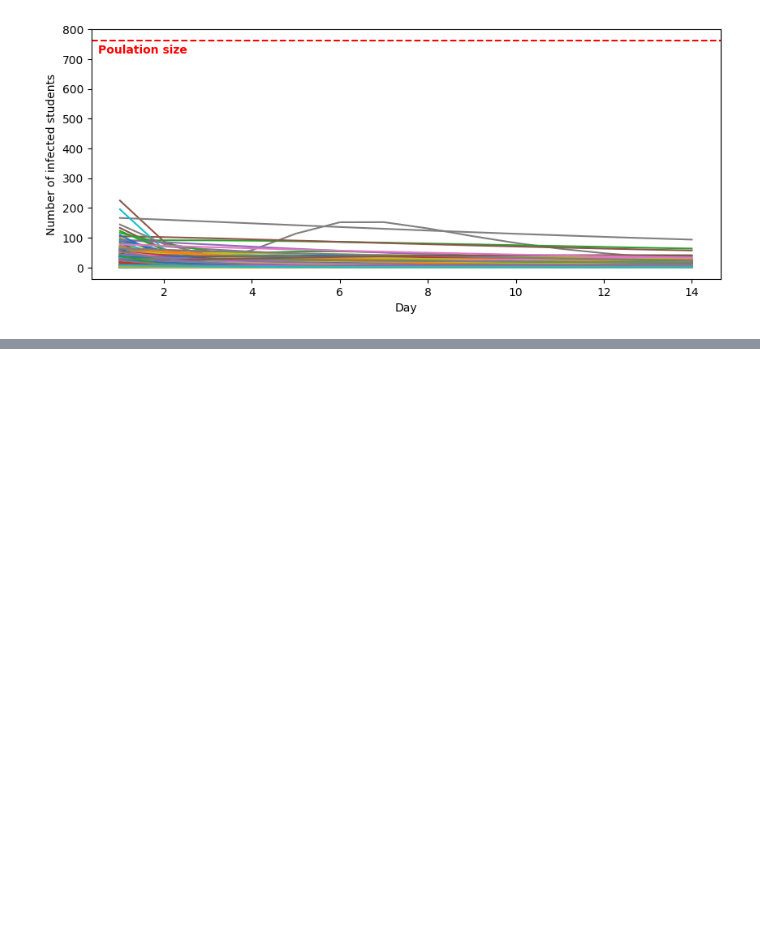
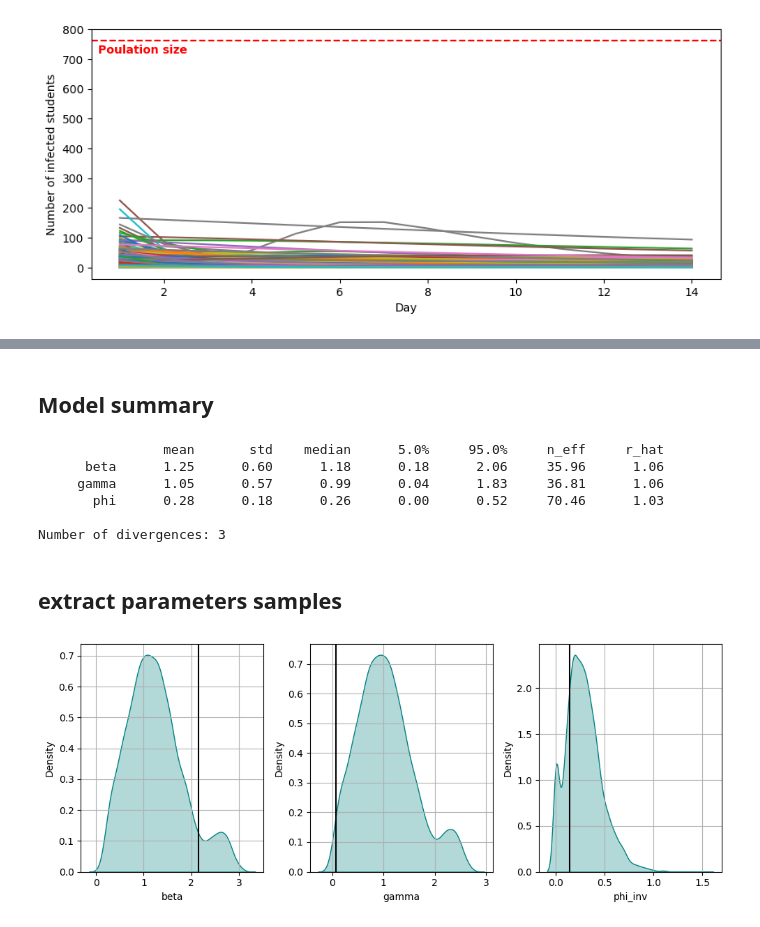
Before and after one commit to koomited/bayesian-epidemiology-project, a Jupyter notebook: project.ipynb, the cells around one changed output, grey strips where cells are left out. Saved outputs shown, nothing was run; the diff lists cells and outputs as text; code cells hidden in the pictures; blank space fills up the shorter version.

Commit message:
[ADD] parameters checking

```diff
--- a/project.ipynb
+++ b/project.ipynb
@@ -246,0 +252,2 @@ Text(0, 0.5, 'Number of infected students')
+# %%
+simulated_observations= true_param_prior_predictions["observed"][12]
@@ -246,0 +256,4 @@ Text(0, 0.5, 'Number of infected students')
+# %%
+mcmc_sim = MCMC(nuts_kernel, num_samples=2000, num_warmup=1000, num_chains=4, progress_bar=True)
+
+mcmc_sim.run(jax.random.PRNGKey(0), pop_size=763,  observed_data=simulated_observations, z_init=init)
@@ -246,0 +269,37 @@ Text(0, 0.5, 'Number of infected students')
+# %% [markdown]
+## Model summary
+# %%
+mcmc_sim.print_summary()
+# %% [output]
+                mean       std    median      5.0%     95.0%     n_eff     r_hat
+      beta      1.25      0.60      1.18      0.18      2.06     35.96      1.06
+     gamma      1.05      0.57      0.99      0.04      1.83     36.81      1.06
+       phi      0.28      0.18      0.26      0.00      0.52     70.46      1.03
+
+Number of divergences: 3
+# %% [markdown]
+##  extract parameters samples
+# %%
+
+sim_post_samples = mcmc_sim.get_samples()
+beta_posterior_samples = sim_post_samples['beta']
+gamma_posterior_samples = sim_post_samples['gamma']
+phi_inv_posterior_samples = sim_post_samples['phi']
+params_post_samples = [beta_posterior_samples, gamma_posterior_samples, phi_inv_posterior_samples]
+params_names = ["beta", "gamma", "phi_inv"]
+# %%
+true_params_values = [true_param_prior_predictions["beta"][12],true_param_prior_predictions["gamma"][12],
+                      true_param_prior_predictions["phi"][12]]
+# %%
+plt.figure(figsize=(10, 4))
+for i in range(3):
+    plt.subplot(1, 3, i+1)
+    sns.kdeplot(params_post_samples[i], alpha=0.3, color='teal', fill = True)
+    plt.xlabel(f"{params_names[i]}")
+    plt.axvline(true_params_values[i], color="black")
+
+
+    plt.grid(0.3)
+plt.tight_layout()
+# %% [output]
+[figure, added]
```
Also changed, not shown: parts of 11 cells of this notebook.
